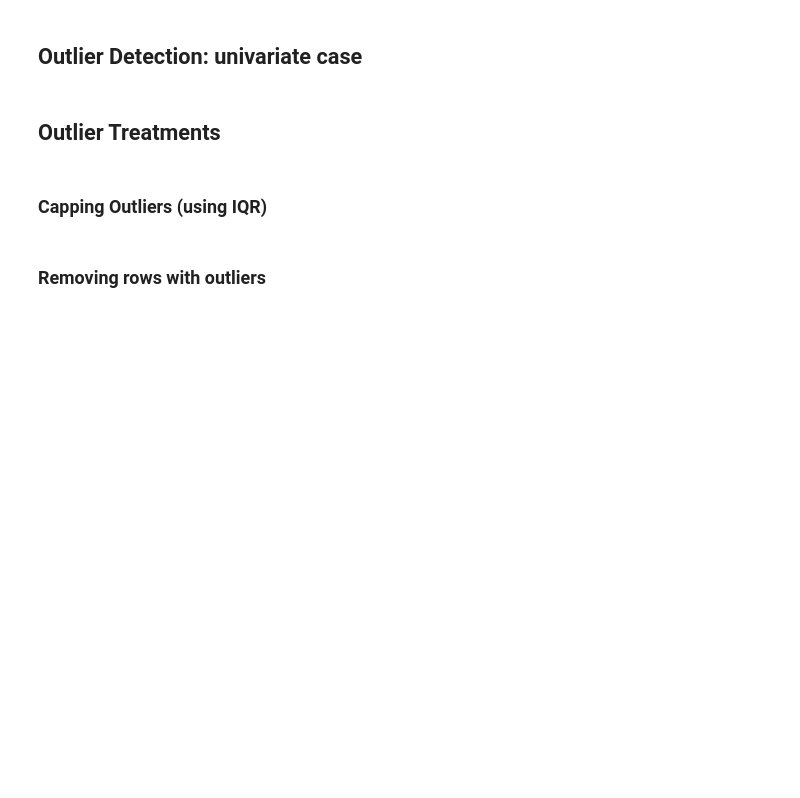
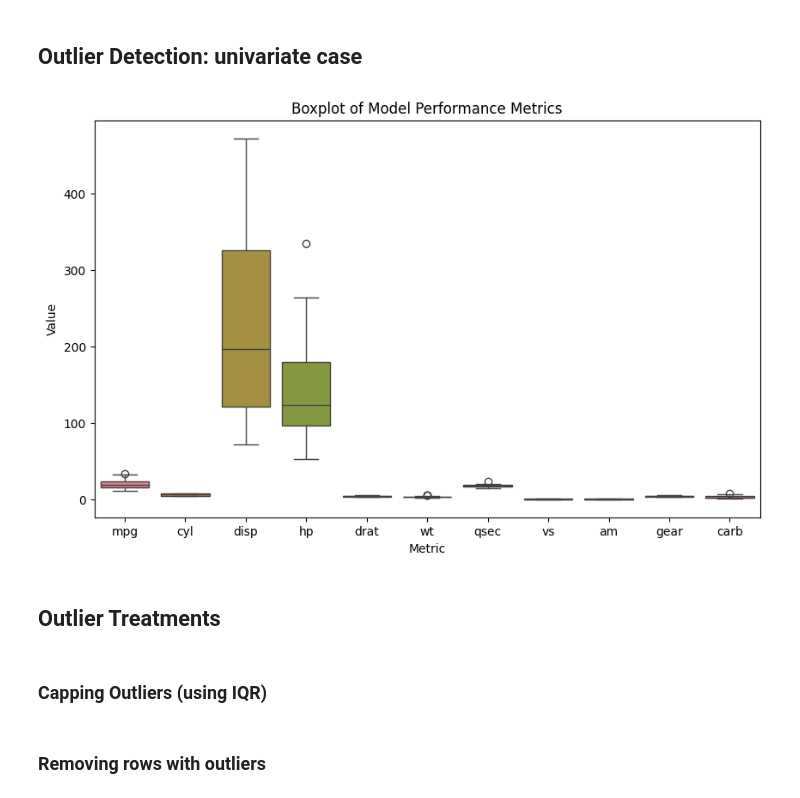
Before and after one commit to umcchavali/model_risk_management, a Jupyter notebook: hw1_outlier_detection_v1.ipynb, the cells around one changed output. Drawn from its saved outputs; the diff is of its cells as text; code cells hidden in the pictures; blank space fills up the shorter version.

```diff
--- a/hw1_outlier_detection_v1.ipynb
+++ b/hw1_outlier_detection_v1.ipynb
@@ -143,3 +197,25 @@ pd.DataFrame({'LinearRegression':[reg_r2,reg_mse], 'SVM':[svm_r2, svm_mse],  'Gr
+# %%
+#use sns.boxplot to find univariate outliers
+###################################
+############ code here ############
+###################################
+
+#copy of df
+df_copy = df.copy()
+
+# Plotting
+plt.figure(figsize=(10, 6))
+
+sns.boxplot(data=df_copy)
+# Add titles and labels
+plt.title('Boxplot of Model Performance Metrics')
+plt.xlabel('Metric')
+plt.ylabel('Value')
+
+# Show the plot
+plt.show()
+# %% [output]
+[figure, added]
 # %%
 # Find the outliers for "wt"
 wtQ1 = df['wt'].quantile(0.25)
```
Also changed, not shown: parts of 9 cells of this notebook.
